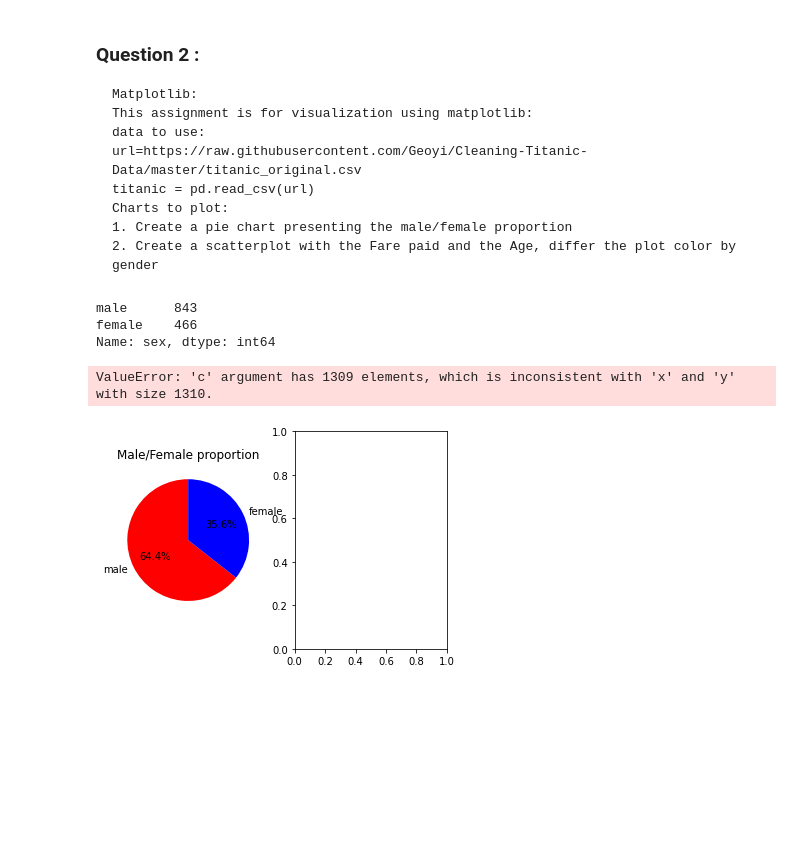
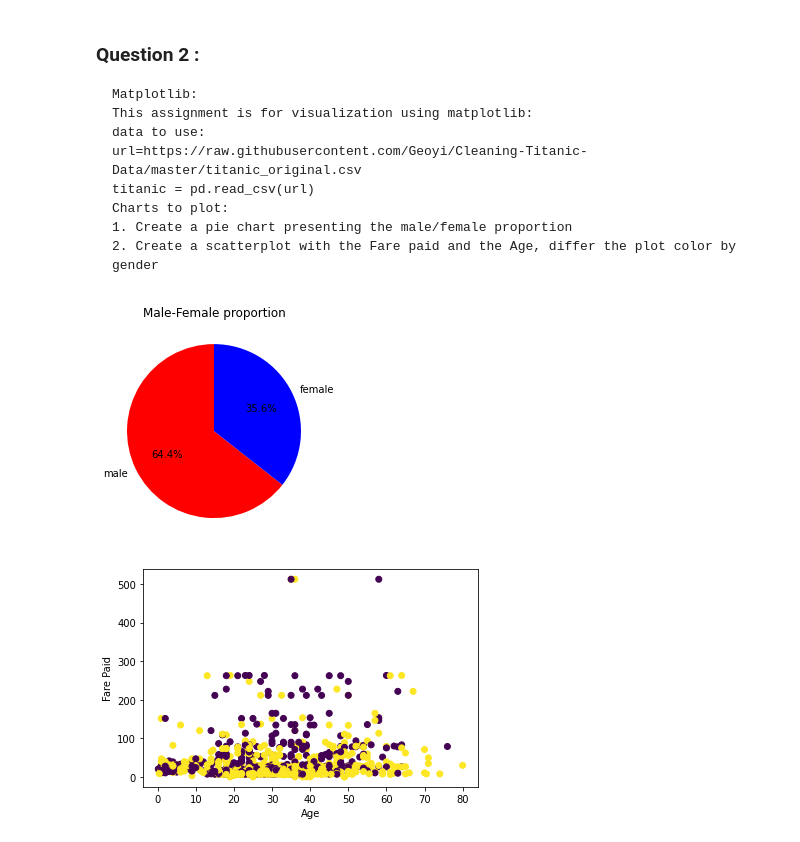
Before and after one commit to hemansah/iNeuron-assignments, a Jupyter notebook: matplotlib assignment.ipynb, the cells around one changed output. Cells and saved outputs as stored; diff of their text form; code cells hidden in the pictures; blank space fills up the shorter version.

```diff
--- a/matplotlib assignment.ipynb
+++ b/matplotlib assignment.ipynb
@@ -68,26 +68,24 @@ import matplotlib.pyplot as plt
 import pandas as pd
 url = "https://raw.githubusercontent.com/Geoyi/Cleaning-Titanic-Data/master/titanic_original.csv"
 data = pd.read_csv(url)
-# %%
-counts = data['sex'].value_counts()
-counts
-# %% [output]
-male      843
-female    466
-Name: sex, dtype: int64
-# %%
-colors = ['red', 'blue']
-
-f, (ax1, ax2) = plt.subplots(1, 2)
-ax1.pie(counts.values.tolist(), labels=counts.index.values.tolist(), colors=colors,startangle=90,autopct='%.1f%%')
-ax1.set_title('Male/Female proportion')
-
-
-colors = {'male':'red', 'female':'blue'}
-ax2.scatter(data.fare, data.age,c=data['sex'].iloc[:-1].apply(lambda x: colors[x]))
-ax2.set_xlabel('Fare')
-ax2.set_ylabel('Age')
-ax2.set_title('Fare paid and the Age')
-# %% [output]
-ValueError: 'c' argument has 1309 elements, which is inconsistent with 'x' and 'y' with size 1310.
-[figure, removed]
+# %%
+counts = data['sex'].value_counts()
+colors = ['red', 'blue']
+
+plt.pie(counts.values.tolist(), labels=counts.index.values.tolist(), colors=colors,startangle=90,autopct='%.1f%%')
+plt.title('Male-Female proportion')
+plt.show()
+# %% [output]
+[figure, added]
+# %%
+gender = titanic['sex'].astype('category')
+gender = gender.cat.codes
+gender.head()
+
+plt.figure(figsize=(6,4))
+plt.scatter(titanic['age'], titanic['fare'], c = gender)
+plt.xlabel("Age")
+plt.ylabel("Fare Paid")
+plt.show()
+# %% [output]
+[figure, added]
```
